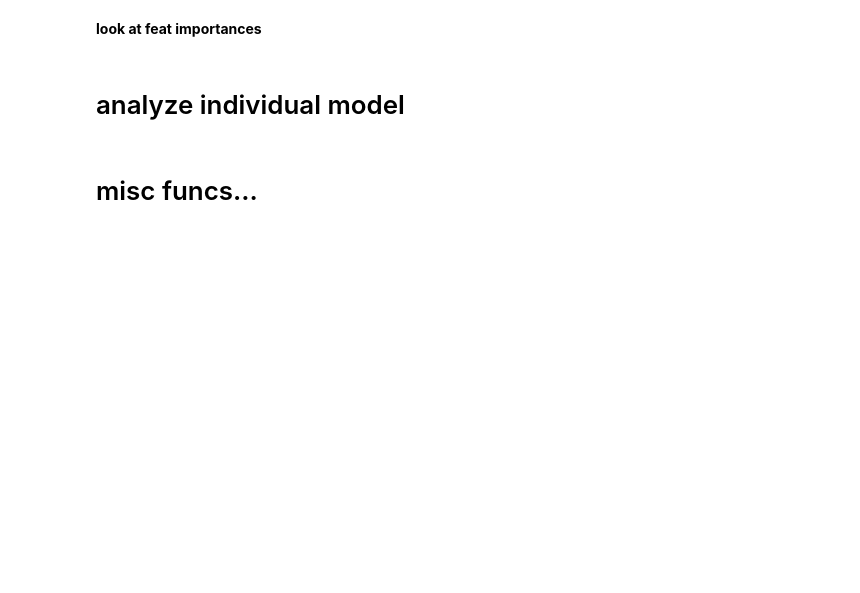
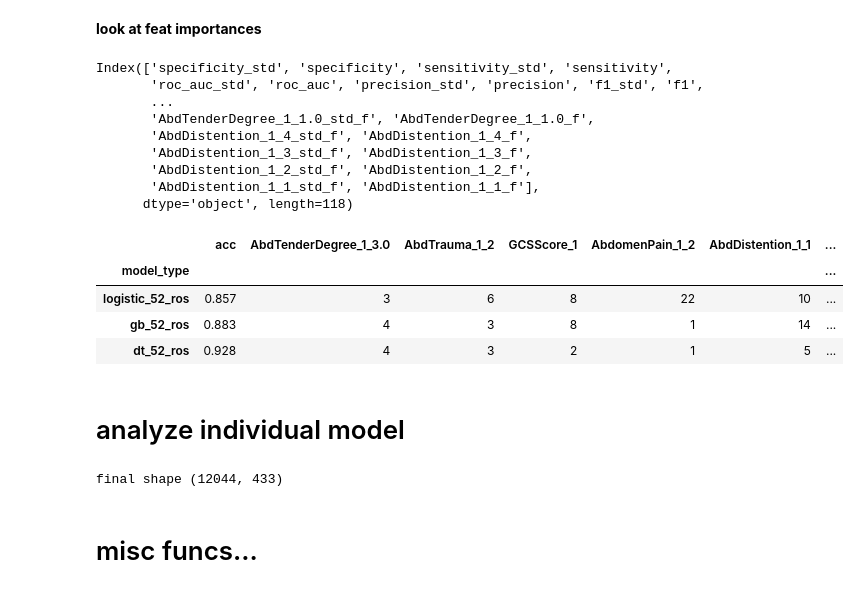
Before and after one commit to csinva/iai-clinical-decision-rule, a Jupyter notebook: 04_analyze.ipynb, the cells around one changed output. Cells and saved outputs as stored; diff of their text form; code cells hidden in the pictures; blank space fills up the shorter version.

```diff
--- a/04_analyze.ipynb
+++ b/04_analyze.ipynb
@@ -89,35 +94,71 @@ r.style.background_gradient(cmap='viridis', axis=0) # columns differently colore
 r = results
 print(r.keys())
 # r.style.apply(viz.highlight_max, subset=[k for k in r if not 'std' in k])
 r = r.sort_values('balanced_accuracy', ascending=False)
 keys = [k for k in r if '_f' in k]
 keys_remapped = {k: k.replace('_f', '') for k in keys}
 r = r[keys].rename(columns=keys_remapped)
 # r = r.sort_values('lifetime')
 # r = r[r.index.str.contains('35')]
 # r = r[r.index.str.contains('11')]
 # r = r.rename(columns={'mean_square_displacement': 'msd', 'total_displacement': 'td'})
 
-# r = r[r2.index.str.contains('11')]
-# r = r[r2.index.str.contains('ros')]
-# r = r[r.index.str.contains('none')]
+r = r[r.index.str.contains('52')]
 r = r[[k for k in r if not 'std' in k]]
 
 
 def rank(r):
     '''Rank feature importances appropriately
     '''
     r = r.abs()
     r = r.rank(axis=1, ascending=False, method='min')
     return r
 #
 r = rank(r)
 r = r.reindex(r.mean().sort_values(ascending=True).index, axis=1) # sort cols by mean rank
 idxs = r.index
 r.insert(0, 'acc', results.loc[idxs]['accuracy'])
 
 subset = list(r.keys())
 subset.remove('acc')
 r.fillna(0).style.background_gradient(cmap='viridis_r', axis=1, subset=subset) # rows differently colored
+# %% [output]
+Index(['specificity_std', 'specificity', 'sensitivity_std', 'sensitivity',
+       'roc_auc_std', 'roc_auc', 'precision_std', 'precision', 'f1_std', 'f1',
+       ...
+       'AbdTenderDegree_1_1.0_std_f', 'AbdTenderDegree_1_1.0_f',
+       'AbdDistention_1_4_std_f', 'AbdDistention_1_4_f',
+       'AbdDistention_1_3_std_f', 'AbdDistention_1_3_f',
+       'AbdDistention_1_2_std_f', 'AbdDistention_1_2_f',
+       'AbdDistention_1_1_std_f', 'AbdDistention_1_1_f'],
+      dtype='object', length=118)
+|  | acc | AbdTenderDegree_1_3.0 | AbdTrauma_1_2 | GCSScore_1 | AbdomenPain_1_2 | AbdDistention_1_1 | ... |
+| model_type |  |  |  |  |  |  | ... |
+| logistic_52_ros | 0.857 | 3 | 6 | 8 | 22 | 10 | ... |
+| gb_52_ros | 0.883 | 4 | 3 | 8 | 1 | 14 | ... |
+| dt_52_ros | 0.928 | 4 | 3 | 2 | 1 | 5 | ... |
 # %% [markdown]
 # analyze individual model
+# %%
+# prep the dataframe
+df = data.get_features() # uses several forms
+df = data.rename_values(df) # rename features based on their meaning
+df = data.preprocess(df) # preprocess the feats
+
+# convert feats to dummy
+df = pd.get_dummies(df, dummy_na=True) # treat na as a separate category
+df = data.remove_zero_cols(df) # remove any cols that are all zero
+
+outcomes = data.get_outcomes() # 2 outcomes: iai, and iai_intervention
+df = pd.merge(df, outcomes, on='id', how='left')
+
+
+# set up train / test
+np.random.seed(42)
+df['cv_fold'] = np.random.randint(1, 7, size=df.shape[0]) # 6 is the test set
+
+# feats / outcome keys
+feat_names = [k for k in df.keys() if not k in ['id', 'cv_fold'] and not 'IAI' in k]
+outcome_def = 'iai_intervention'
+# %% [output]
+final shape (12044, 433)
```
Also changed, not shown: parts of 6 cells of this notebook, 6 other files.
